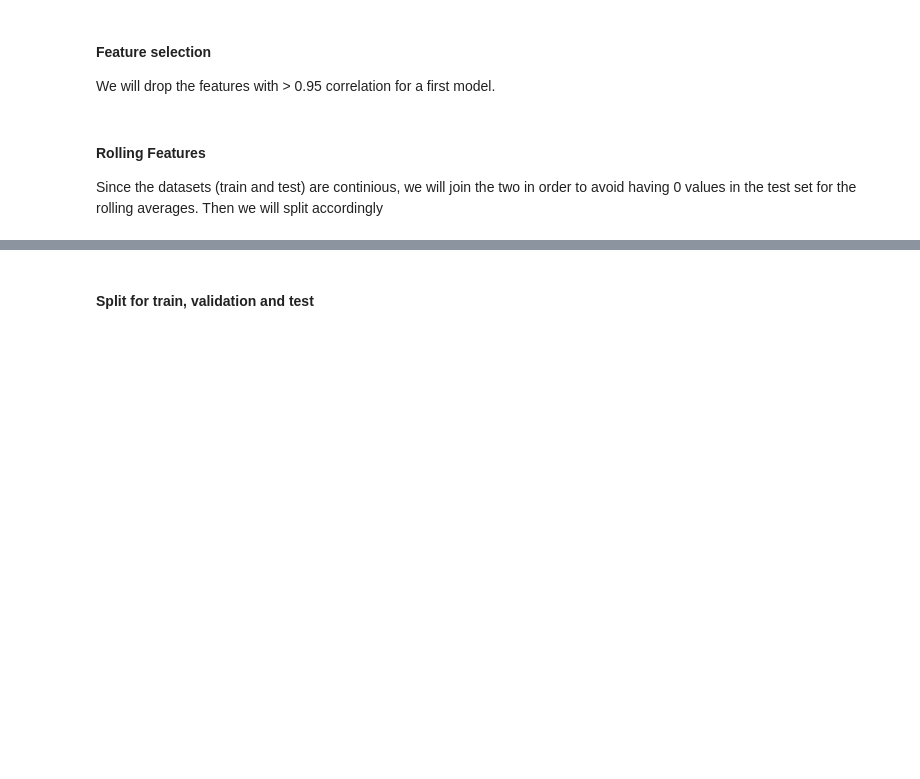
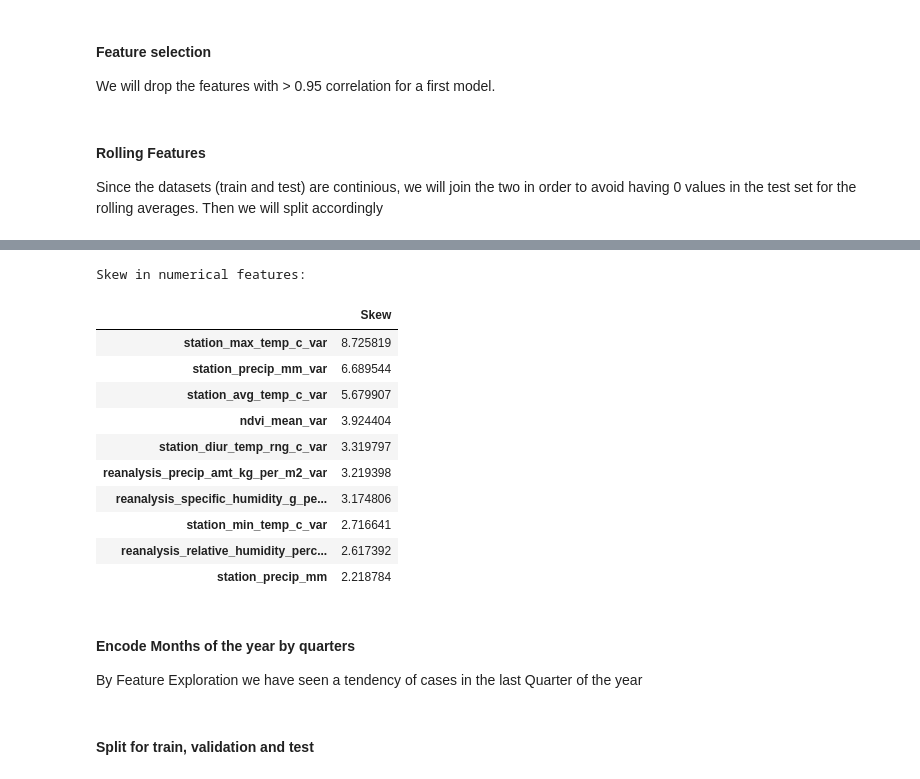
Before and after one commit to GGC17/deng, a Jupyter notebook: feature_engineering.ipynb, the cells around one changed output, grey strips where cells are left out. Drawn from its saved outputs; the diff is of its cells as text; code cells hidden in the pictures; blank space fills up the shorter version.

```diff
--- a/feature_engineering.ipynb
+++ b/feature_engineering.ipynb
@@ -155,0 +190,22 @@ deng_iq_ = enc_quarters(deng_iq_)
+# %%
+# Skewed features for IQ
+numeric_feats = deng_iq_train.columns[4:-1]
+
+# Check the skew of all numerical features
+skewed_feats = deng_iq_train[numeric_feats].apply(lambda x: skew(x.dropna())).sort_values(ascending=False)
+print("\nSkew in numerical features: \n")
+skewness = pd.DataFrame({'Skew' :skewed_feats})
+skewness.head(10)
+# %% [output]
+Skew in numerical features:
+|  | Skew |
+| station_max_temp_c_var | 8.725819 |
+| station_precip_mm_var | 6.689544 |
+| station_avg_temp_c_var | 5.679907 |
+| ndvi_mean_var | 3.924404 |
+| station_diur_temp_rng_c_var | 3.319797 |
+| reanalysis_precip_amt_kg_per_m2_var | 3.219398 |
+| reanalysis_specific_humidity_g_pe... | 3.174806 |
+| station_min_temp_c_var | 2.716641 |
+| reanalysis_relative_humidity_perc... | 2.617392 |
+| station_precip_mm | 2.218784 |
@@ -155,0 +218,3 @@ deng_iq_ = enc_quarters(deng_iq_)
+# %% [markdown]
+#### Encode Months of the year by quarters
+By Feature Exploration we have seen a tendency of cases in the last Quarter of the year
```
Also changed, not shown: parts of 20 cells of this notebook.
